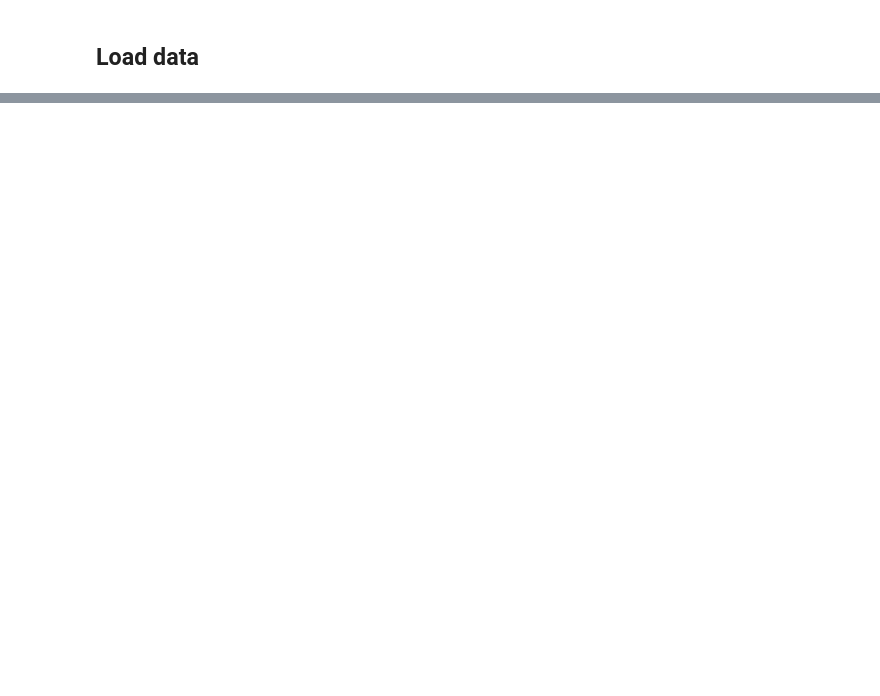
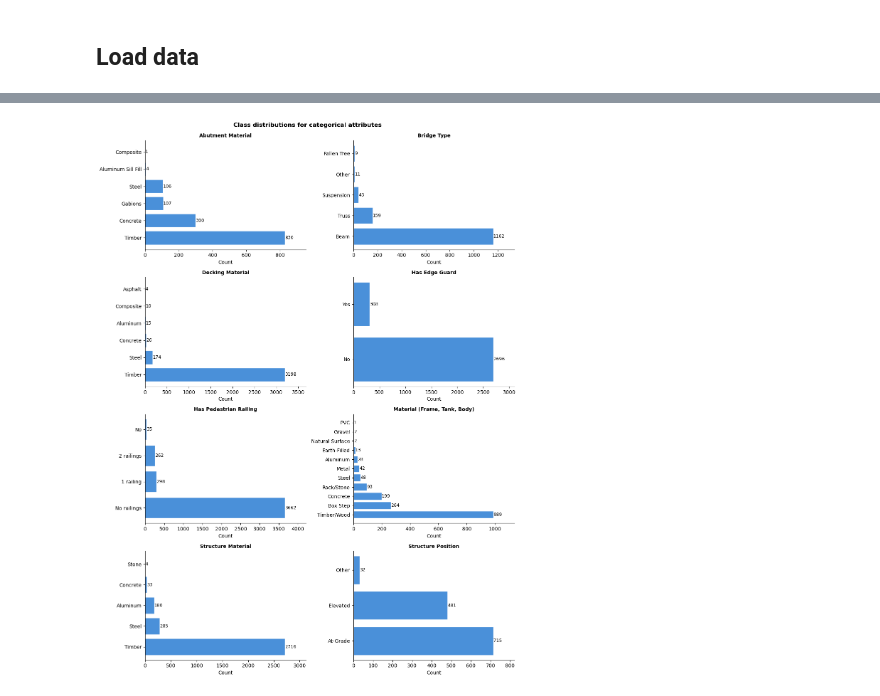
Before and after one commit to sgauth01/parks-asset-img-class, a Jupyter notebook: notebooks/data_exploration.ipynb, the cells around one changed output, grey strips where cells are left out. Saved outputs shown, nothing was run; the diff lists cells and outputs as text; code cells hidden in the pictures; blank space fills up the shorter version.

```diff
--- a/notebooks/data_exploration.ipynb
+++ b/notebooks/data_exploration.ipynb
@@ -269,0 +275,42 @@ memory usage: 11.6+ KB
+# %%
+attributes_df["attr_Length"] = attributes_df["attr_Length"].str.replace("m", "", regex=False).pipe(pd.to_numeric, errors="coerce")
+attributes_df["attr_Width"] = attributes_df["attr_Width"].str.replace("m", "", regex=False).pipe(pd.to_numeric, errors="coerce")
+# %%
+num_attrs = ["attr_Fall Height", "attr_Number of Steps", "attr_Length", "attr_Width"]
+cat_attrs = [col for col in attr_cols if col not in num_attrs]
+# %%
+import math
+import numpy as np
+
+ncols = 2
+nrows = math.ceil(len(cat_attrs) / ncols)
+fig, axes = plt.subplots(nrows, ncols, figsize=(12, nrows * 4))
+axes = np.array(axes).flatten().tolist()
+
+for ax, col in zip(axes, cat_attrs):
+    valid_vals = attributes_df[col][attributes_df[col].apply(is_valid)]
+    counts = valid_vals.value_counts()
+
+    if counts.empty:
+        ax.set_visible(False)
+        continue
+
+    bars = ax.barh(counts.index.astype(str), counts.values, color="#4a90d9", edgecolor="white")
+
+    for bar, val in zip(bars, counts.values):
+        ax.text(bar.get_width() + 0.3, bar.get_y() + bar.get_height() / 2,
+                str(val), va="center", fontsize=9)
+
+    ax.set_title(col.replace("attr_", ""), fontsize=10, fontweight="bold")
+    ax.set_xlabel("Count")
+    ax.set_xlim(0, counts.values.max() * 1.15)
+    ax.spines[["top", "right"]].set_visible(False)
+
+for ax in axes[len(cat_attrs):]:
+    ax.set_visible(False)
+
+fig.suptitle("Class distributions for categorical attributes\n", fontsize=12, fontweight="bold")
+plt.tight_layout()
+plt.show()
+# %% [output]
+[figure, added]
```
Also changed, not shown: parts of 43 cells of this notebook, 7 other files.
